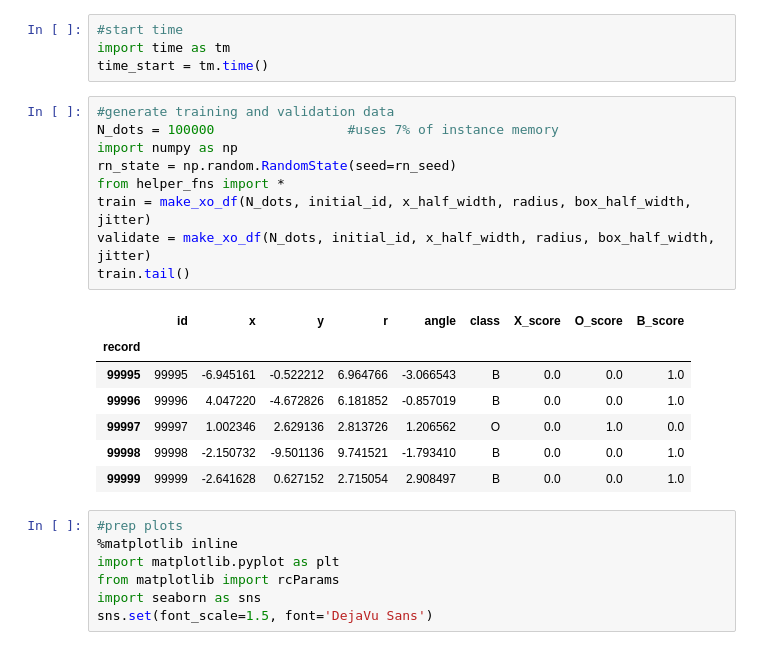
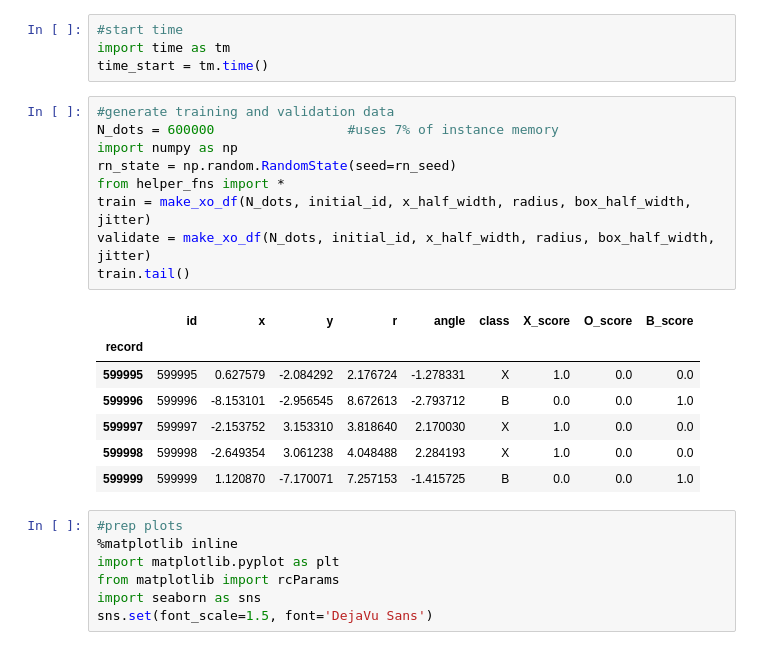
Before and after one commit to joehahn/exes-n-ohs, a Jupyter notebook: mlp_model.ipynb, the cells around one changed output. Drawn from its saved outputs; the diff is of its cells as text.

```diff
--- a/mlp_model.ipynb
+++ b/mlp_model.ipynb
@@ -20,21 +20,21 @@ import time as tm
 time_start = tm.time()
 # %%
 #generate training and validation data
-N_dots = 100000                 #uses 7% of instance memory
+N_dots = 600000                 #uses 7% of instance memory
 import numpy as np
 rn_state = np.random.RandomState(seed=rn_seed)
 from helper_fns import *
 train = make_xo_df(N_dots, initial_id, x_half_width, radius, box_half_width, jitter)
 validate = make_xo_df(N_dots, initial_id, x_half_width, radius, box_half_width, jitter)
 train.tail()
 # %% [output]
 |  | id | x | y | r | angle | class | X_score | O_score | B_score |
 | record |  |  |  |  |  |  |  |  |  |
-| 99995 | 99995 | -6.945161 | -0.522212 | 6.964766 | -3.066543 | B | 0.0 | 0.0 | 1.0 |
-| 99996 | 99996 | 4.047220 | -4.672826 | 6.181852 | -0.857019 | B | 0.0 | 0.0 | 1.0 |
-| 99997 | 99997 | 1.002346 | 2.629136 | 2.813726 | 1.206562 | O | 0.0 | 1.0 | 0.0 |
-| 99998 | 99998 | -2.150732 | -9.501136 | 9.741521 | -1.793410 | B | 0.0 | 0.0 | 1.0 |
-| 99999 | 99999 | -2.641628 | 0.627152 | 2.715054 | 2.908497 | B | 0.0 | 0.0 | 1.0 |
+| 599995 | 599995 | 0.627579 | -2.084292 | 2.176724 | -1.278331 | X | 1.0 | 0.0 | 0.0 |
+| 599996 | 599996 | -8.153101 | -2.956545 | 8.672613 | -2.793712 | B | 0.0 | 0.0 | 1.0 |
+| 599997 | 599997 | -2.153752 | 3.153310 | 3.818640 | 2.170030 | X | 1.0 | 0.0 | 0.0 |
+| 599998 | 599998 | -2.649354 | 3.061238 | 4.048488 | 2.284193 | X | 1.0 | 0.0 | 0.0 |
+| 599999 | 599999 | 1.120870 | -7.170071 | 7.257153 | -1.415725 | B | 0.0 | 0.0 | 1.0 |
 # %%
 #prep plots
 %matplotlib inline
```
Also changed, not shown: parts of 10 cells of this notebook, 2 other files.
